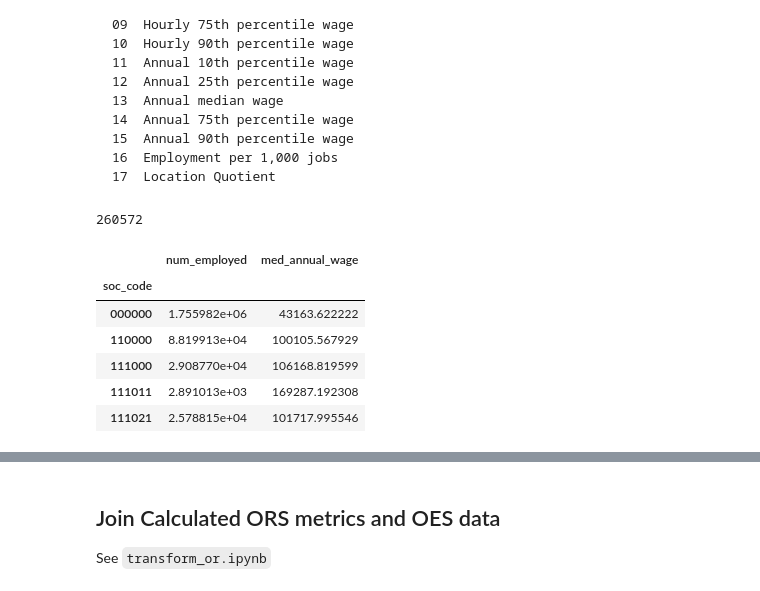
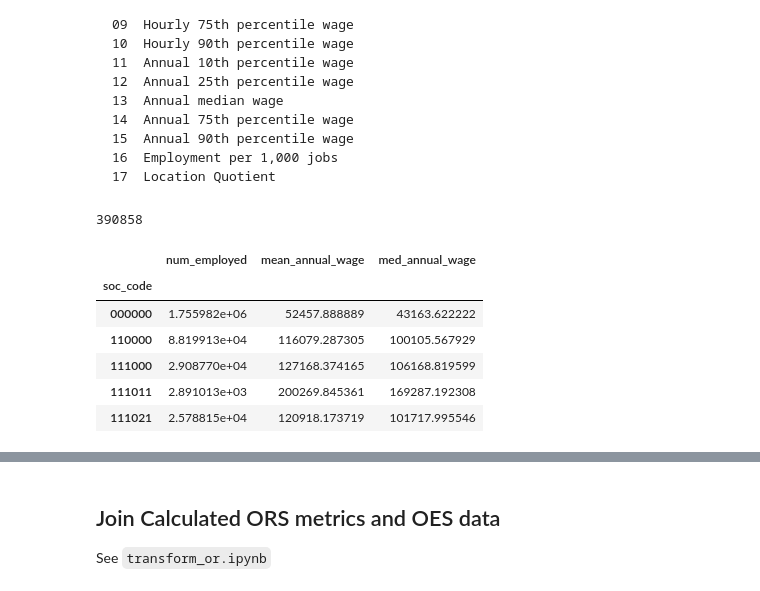
Before and after one commit to bunsenmcdubbs/bls-career-quiz, a Jupyter notebook: data_preproc.ipynb, the cells around one changed output, grey strips where cells are left out. Drawn from its saved outputs; the diff is of its cells as text; code cells hidden in the pictures.

````diff
--- a/data_preproc.ipynb
+++ b/data_preproc.ipynb
@@ -237,27 +237,27 @@ datatype_code datatype_name
 17	Location Quotient
 ```
 # %%
-oesdata = oesdata[oesdata['datatype_code'].isin(['01', '13'])]
+oesdata = oesdata[oesdata['datatype_code'].isin(['01', '04', '13',])]
 len(oesdata)
 # %% [output]
-260572
+390858
 # %%
 oesdata_by_soc_area = oesdata.pivot_table(
 #     index=('soc_code', 'area_name'),
     index='soc_code',
     columns='datatype_code',
     values='value'
 )
-oesdata_by_soc_area.columns = ['num_employed', 'med_annual_wage']
+oesdata_by_soc_area.columns = ['num_employed', 'mean_annual_wage', 'med_annual_wage']
 oesdata_by_soc_area.head()
 # %% [output]
-|  | num_employed | med_annual_wage |
-| soc_code |  |  |
-| 000000 | 1.755982e+06 | 43163.622222 |
-| 110000 | 8.819913e+04 | 100105.567929 |
-| 111000 | 2.908770e+04 | 106168.819599 |
-| 111011 | 2.891013e+03 | 169287.192308 |
-| 111021 | 2.578815e+04 | 101717.995546 |
+|  | num_employed | mean_annual_wage | med_annual_wage |
+| soc_code |  |  |  |
+| 000000 | 1.755982e+06 | 52457.888889 | 43163.622222 |
+| 110000 | 8.819913e+04 | 116079.287305 | 100105.567929 |
+| 111000 | 2.908770e+04 | 127168.374165 | 106168.819599 |
+| 111011 | 2.891013e+03 | 200269.845361 | 169287.192308 |
+| 111021 | 2.578815e+04 | 120918.173719 | 101717.995546 |
 # %%
 # oesdata_by_soc = oesdata_by_soc_area.pivot_table(
 #     index='soc_code',
````
Also changed, not shown: parts of 3 cells of this notebook, 5 other files.
